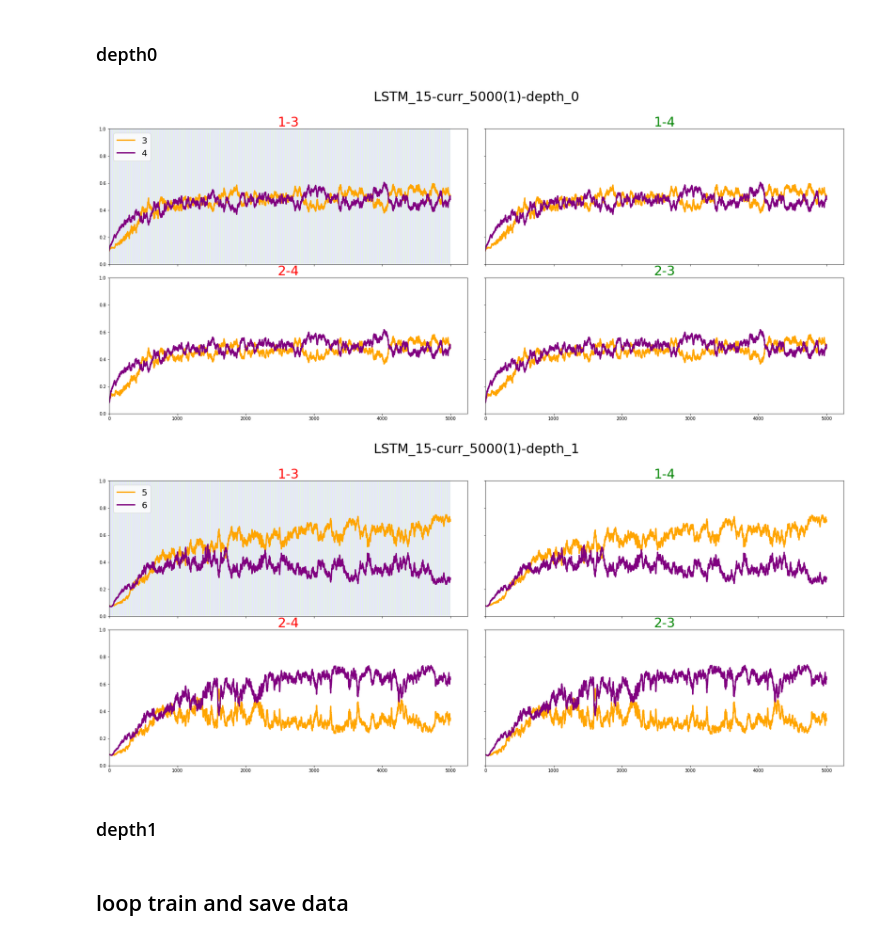
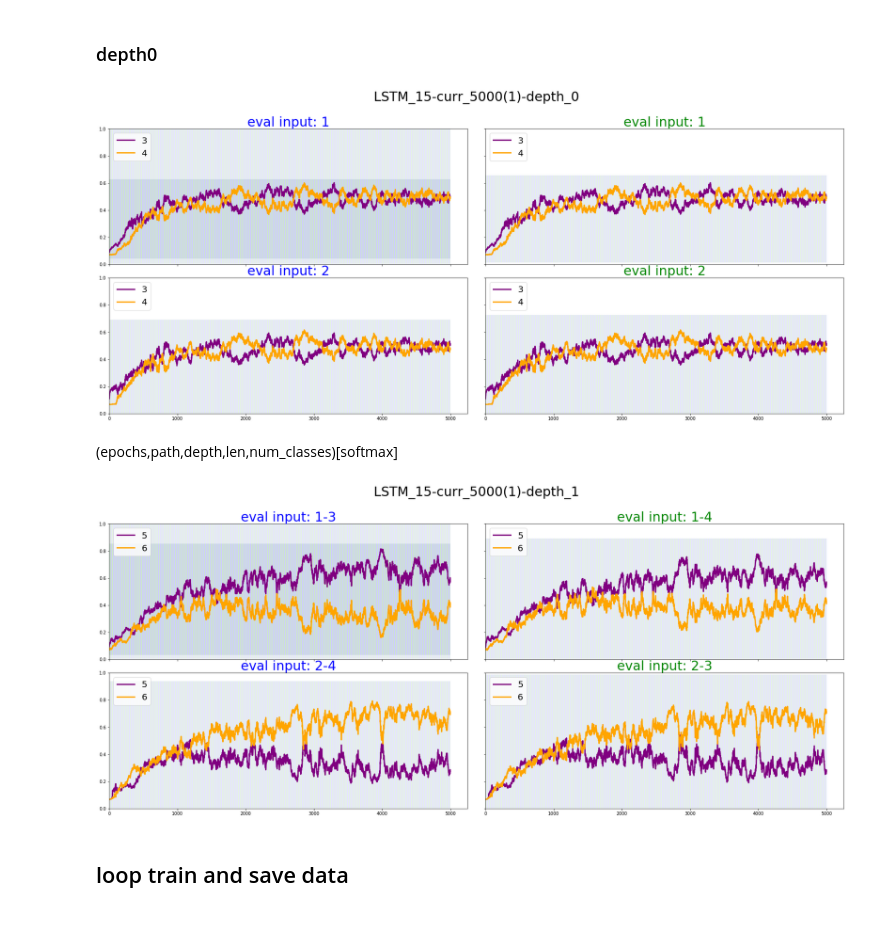
Before and after one commit to andrebeu/cswNets, a Jupyter notebook: cswNets.ipynb, the cells around one changed output. Saved outputs shown, nothing was run; the diff lists cells and outputs as text; code cells hidden in the pictures.

```diff
--- a/cswNets.ipynb
+++ b/cswNets.ipynb
@@ -22,0 +51,3 @@ trainer = Trainer(net)
+# %%
+graph_pr = 0.8
+trainer = Trainer(net,graph_pr)
@@ -49,8 +82,11 @@ curriculum (5000, 1)
 # %% [markdown]
 ### depth0
 # %%
-
-PATHDICT = {0:('1-3','red'),1:('1-4','green'),2:('2-4','red'),3:('2-3','green')}
+idx2path_dict = {0:(['1','3','5']),
+                 1:(['1','4','5']),
+                 2:(['2','4','6']),
+                 3:(['2','3','6'])}
+idx2color_dict = {0:'blue',1:'green',2:'blue',3:'green'}
 
 def plt_predictions(depth,tonode1,tonode2,curr):
   f=2
@@ -58,14 +94,17 @@ def plt_predictions(depth,tonode1,tonode2,curr):
   plt.subplots_adjust(left=0.05,right=0.95,wspace=0.05,hspace=0.1)
   # plotting
   for path_num,ax in enumerate(axarr):
-    path,color = PATHDICT[path_num]
-    ax.plot(yhat_data[:,path_num,depth,0,tonode1],label=tonode1,c='orange',lw=3)
-    ax.plot(yhat_data[:,path_num,depth,0,tonode2],label=tonode2,c='purple',lw=3)
-    ax.set_title(path,size=30,color=color)
+    pathstr = idx2path_dict[path_num]
+    pathstr = "-".join(pathstr[:depth+1])
+    ax.plot(yhat_data[:,path_num,depth,0,tonode1],label=tonode1,c='purple',lw=3)
+    ax.plot(yhat_data[:,path_num,depth,0,tonode2],label=tonode2,c='orange',lw=3)
+    ax.set_title("eval input: %s"%(pathstr),size=30,color=idx2color_dict[path_num])
+    plt_block_divides(ax,curr)
+    ax.legend(fontsize=20,loc=2)
   # extras
   ax.set_ylim(0,1)
   ax.set_xlim(0)
-  axarr[0].legend(fontsize=20,loc=2)
+
   plt_block_divides(axarr[0],curr)
   # saving and title
   title ='LSTM_%i-curr_%s-depth_%i'%(lstm_size,curr_int2str(curr),depth)
@@ -74,10 +113,10 @@ def plt_predictions(depth,tonode1,tonode2,curr):
 # %%
 plt_predictions(depth=0,tonode1=3,tonode2=4,curr=curr)
 # %% [output]
-[figure, old version]
+[figure, new version]
+# %% [markdown]
+(epochs,path,depth,len,num_classes)[softmax]
 # %%
-plt_predictions(1,5,6,curr)
+plt_predictions(depth=1,tonode1=5,tonode2=6,curr=curr)
 # %% [output]
-[figure, old version]
+[figure, new version]
-# %% [markdown]
-### depth1
```
Also changed, not shown: parts of 8 cells of this notebook, 12 other files.
